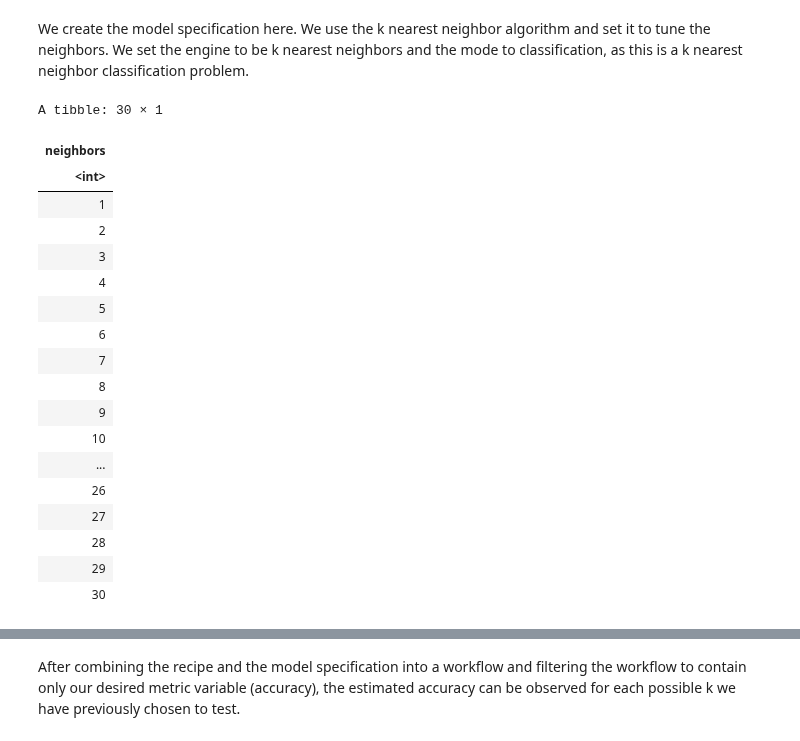
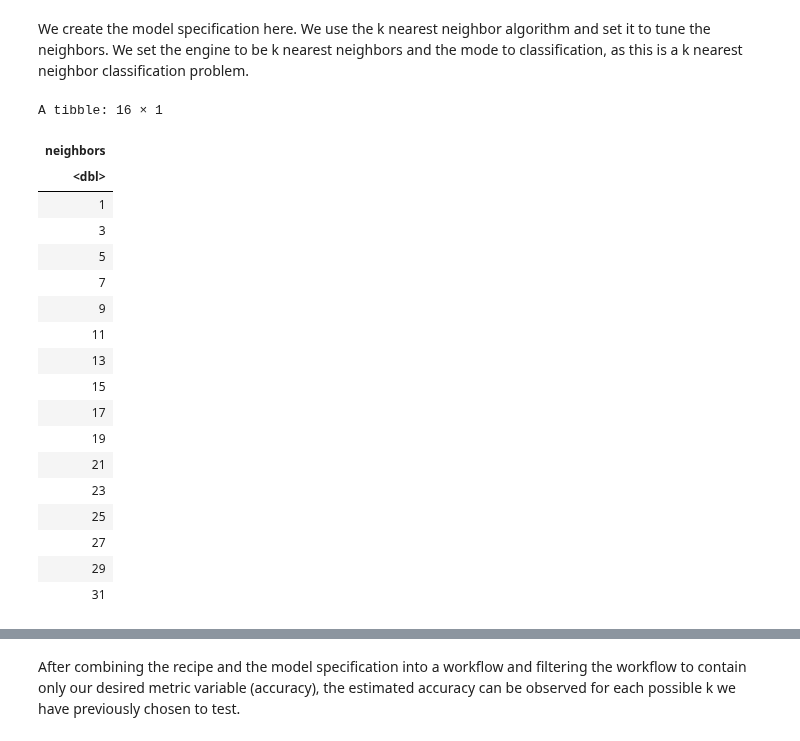
Before and after one commit to elshire7311/dsci100_group73, a Jupyter notebook: heart_analysis.ipynb, the cells around one changed output, grey strips where cells are left out. Cells and saved outputs as stored; diff of their text form; code cells hidden in the pictures.

```diff
--- a/heart_analysis.ipynb
+++ b/heart_analysis.ipynb
@@ -303,29 +303,29 @@ Computational engine: kknn
 # %% [markdown]
 We create the model specification here. We use the k nearest neighbor algorithm and set it to tune the neighbors. We set the engine to be k nearest neighbors and the mode to classification, as this is a k nearest neighbor classification problem.
 # %%
-tibble_made <- tibble(neighbors = seq(1, 30))
+tibble_made <- tibble(neighbors = seq(from = 1, to = 31, by = 2))
 
 tibble_made
 # %% [output]
-A tibble: 30 × 1
+A tibble: 16 × 1
 | neighbors |
-| <int> |
+| <dbl> |
 | 1 |
-| 2 |
 | 3 |
-| 4 |
 | 5 |
-| 6 |
 | 7 |
-| 8 |
 | 9 |
-| 10 |
-| ... |
-| 26 |
+| 11 |
+| 13 |
+| 15 |
+| 17 |
+| 19 |
+| 21 |
+| 23 |
+| 25 |
 | 27 |
-| 28 |
 | 29 |
-| 30 |
+| 31 |
 # %%
 results <- workflow() |>
   add_recipe(hungarian_recipe) |>
```
Also changed, not shown: parts of 5 cells of this notebook.
